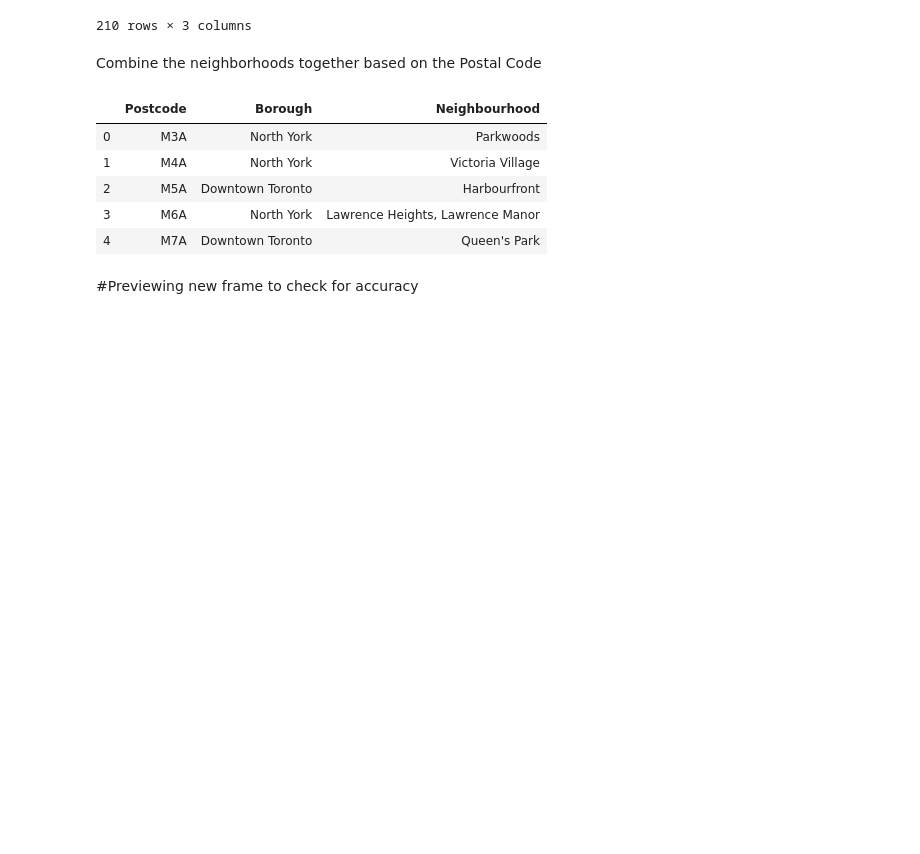
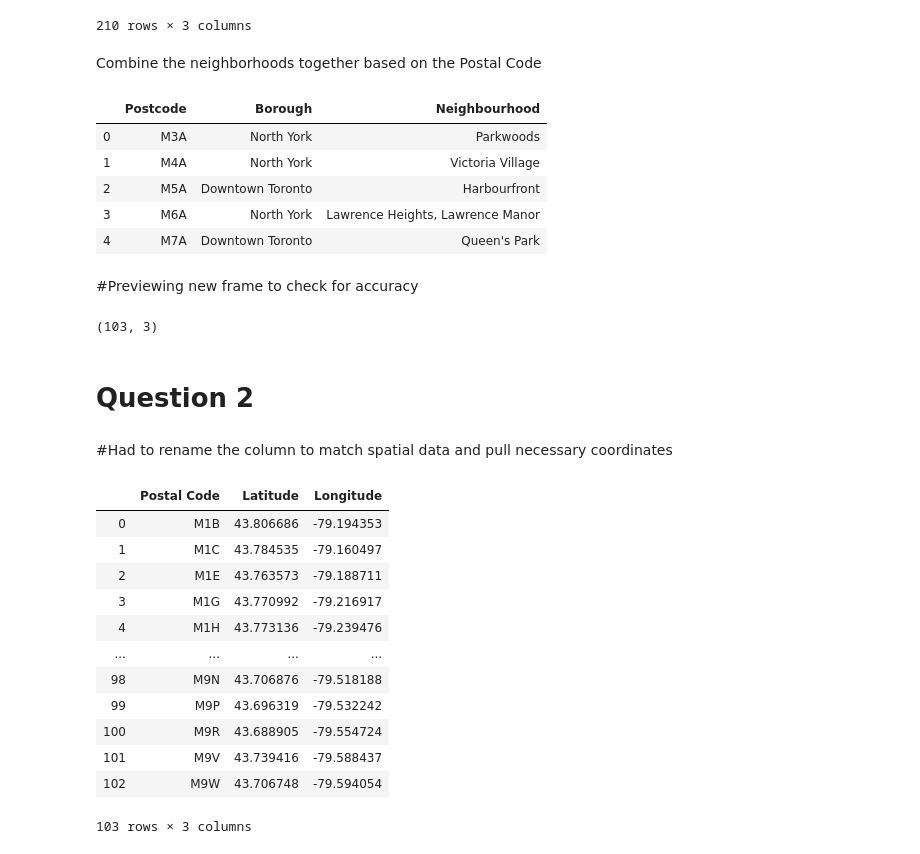
Before and after one commit to mrmcarthur/Coursera, a Jupyter notebook: Capstone Webscraper.ipynb, the cells around one changed output. Saved outputs shown, nothing was run; the diff lists cells and outputs as text; code cells hidden in the pictures; blank space fills up the shorter version.

```diff
--- a/Capstone Webscraper.ipynb
+++ b/Capstone Webscraper.ipynb
@@ -217,3 +218,11 @@ df.head()
 | 4 | M7A | Downtown Toronto | Queen's Park |
 # %% [markdown]
 #Previewing new frame to check for accuracy
+# %%
+df.shape
+# %% [output]
+(103, 3)
+# %% [markdown]
+<H1>Question 2
+# %% [markdown]
+#Had to rename the column to match spatial data and pull necessary coordinates
@@ -219,0 +233,16 @@ df.head()
+# %%
+geospatial
+# %% [output]
+|  | Postal Code | Latitude | Longitude |
+| 0 | M1B | 43.806686 | -79.194353 |
+| 1 | M1C | 43.784535 | -79.160497 |
+| 2 | M1E | 43.763573 | -79.188711 |
+| 3 | M1G | 43.770992 | -79.216917 |
+| 4 | M1H | 43.773136 | -79.239476 |
+| ... | ... | ... | ... |
+| 98 | M9N | 43.706876 | -79.518188 |
+| 99 | M9P | 43.696319 | -79.532242 |
+| 100 | M9R | 43.688905 | -79.554724 |
+| 101 | M9V | 43.739416 | -79.588437 |
+| 102 | M9W | 43.706748 | -79.594054 |
+103 rows × 3 columns
```
Also changed, not shown: parts of 8 cells of this notebook, 1 other file.
